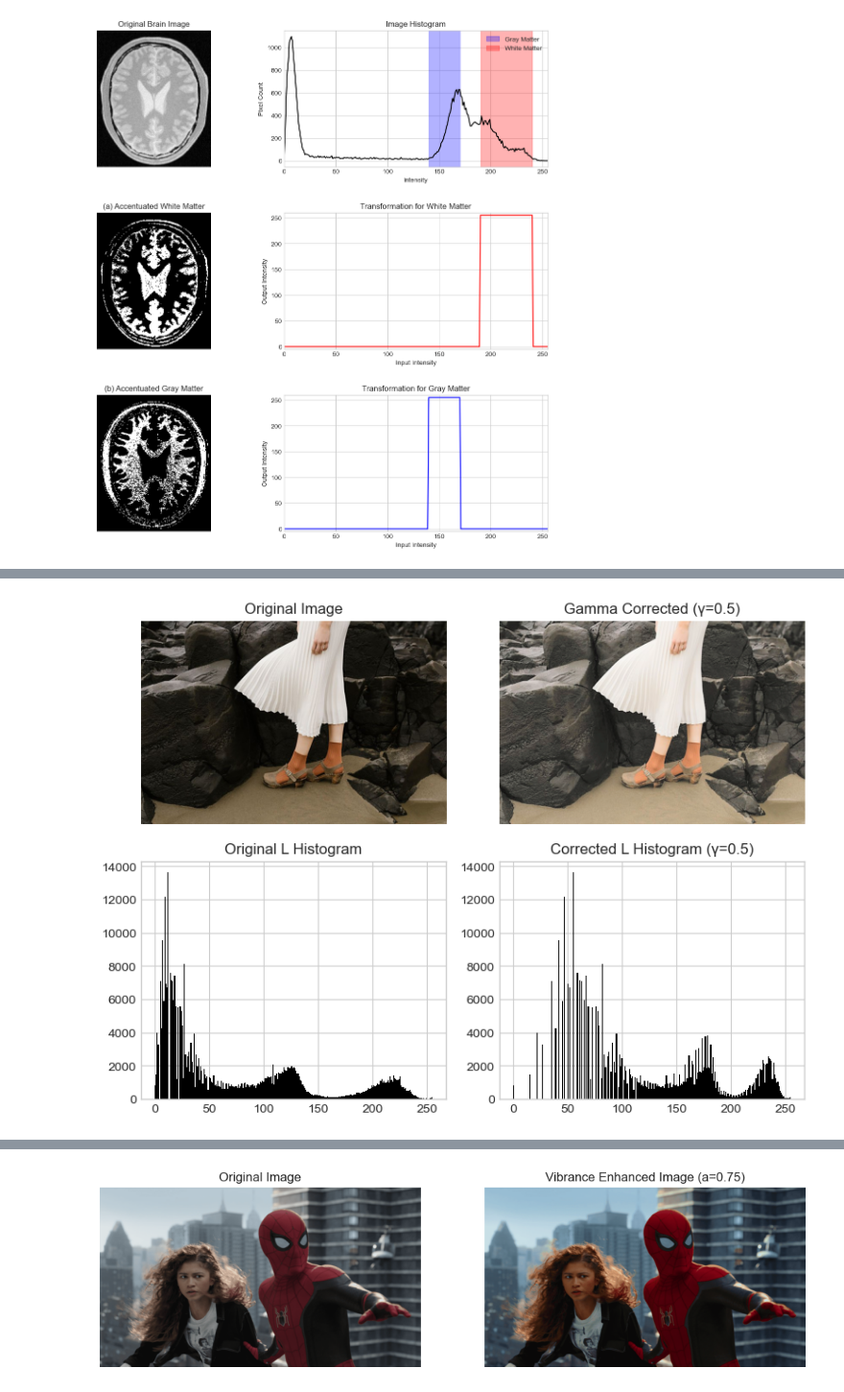
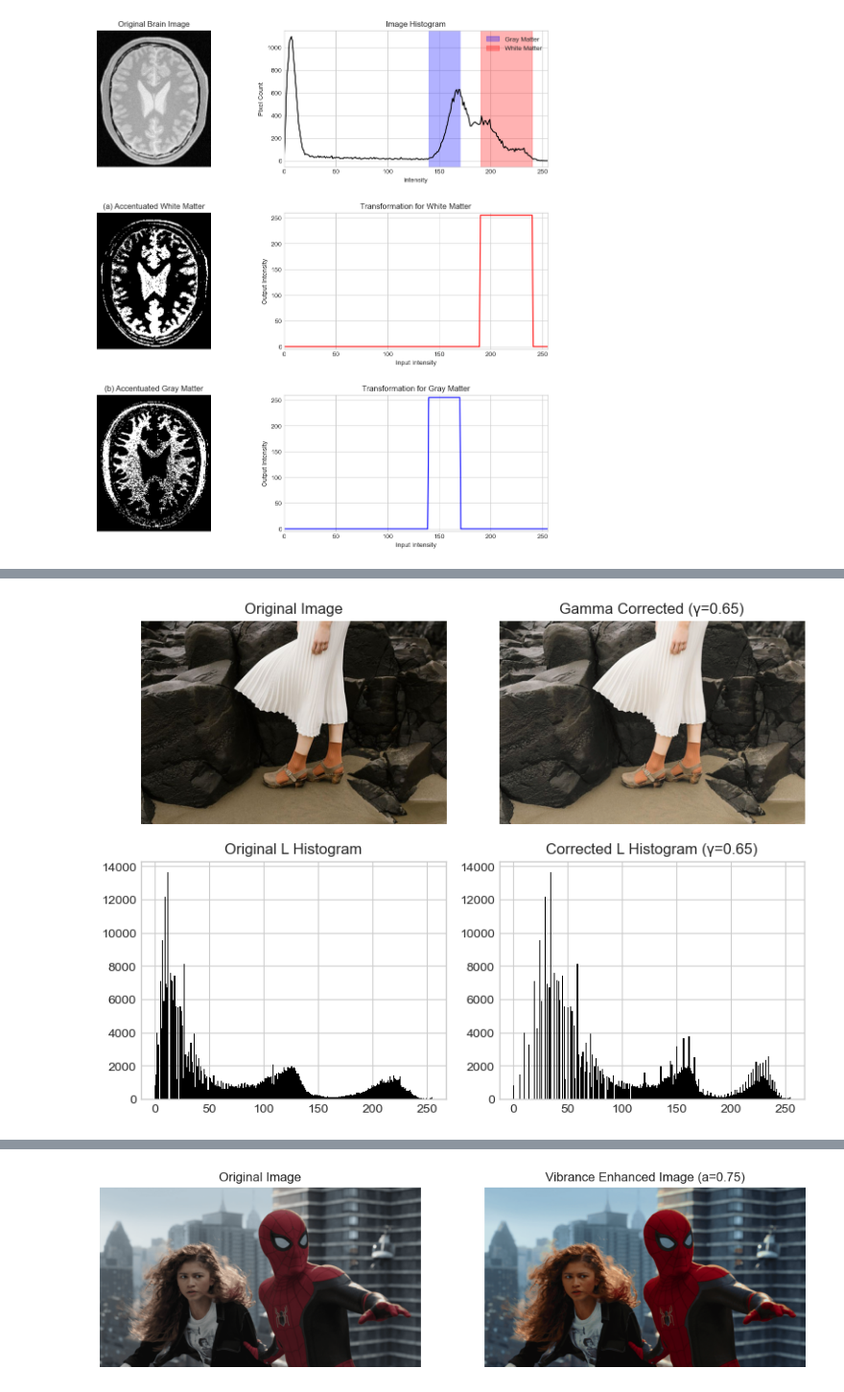
Before and after one commit to Puliya07/image-processing-assignment01, a Jupyter notebook: assignment01.ipynb, the cells around one changed output, grey strips where cells are left out. Shown at 96% size. Cells and saved outputs as stored; diff of their text form; code cells hidden in the pictures.

```diff
--- a/assignment01.ipynb
+++ b/assignment01.ipynb
@@ -153,7 +153,7 @@ L, a, b = cv2.split(lab)
 L_norm = L / 255
 
 # Gamma Correction
-gamma = 0.5 # <1 so brightens
+gamma = 0.65 # <1 so brightens
 L_gamma = np.power(L_norm, gamma)
 
 # Rescale back to [0,255]
@@ -161,34 +161,34 @@ L_corrected = np.uint8(L_gamma * 255)
 
 # Merge and convert back to RGB (for plotting)
 lab_corrected = cv2.merge((L_corrected,a,b))
 img_corrected = cv2.cvtColor(lab_corrected, cv2.COLOR_LAB2RGB)
 
 # Display Results
 plt.figure(figsize=(12, 6))
 
 plt.subplot(2, 3, 1)
 plt.imshow(img_rgb)
 plt.title("Original Image")
 plt.axis("off")
 
 plt.subplot(2, 3, 2)
 plt.imshow(img_corrected)
 plt.title(f"Gamma Corrected (γ={gamma})")
 plt.axis("off")
 
 # Histograms of L channel
 plt.subplot(2, 3, 4)
 plt.hist(L.flatten(), bins=256, color='black')
 plt.title("Original L Histogram")
 
 plt.subplot(2, 3, 5)
 plt.hist(L_corrected.flatten(), bins=256, color='black')
 plt.title(f"Corrected L Histogram (γ={gamma})")
 
 plt.tight_layout()
 plt.show()
 # %% [output]
-[figure, old version]
+[figure, new version]
 # %% [markdown]
 ## Question 04
 Increasing the vibrance of a photograph is probably achieved by applying an intensity transformation such as,
```
Also changed, not shown: parts of 5 cells of this notebook.
